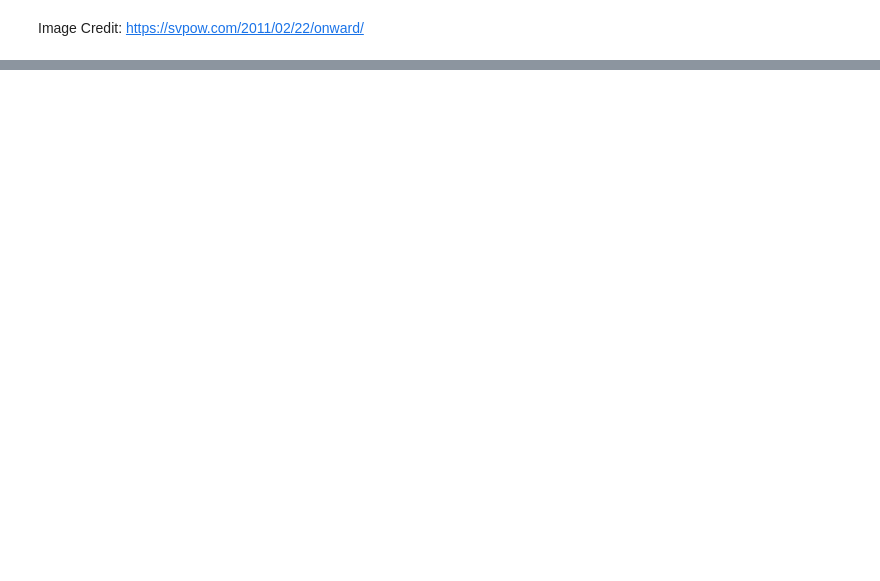
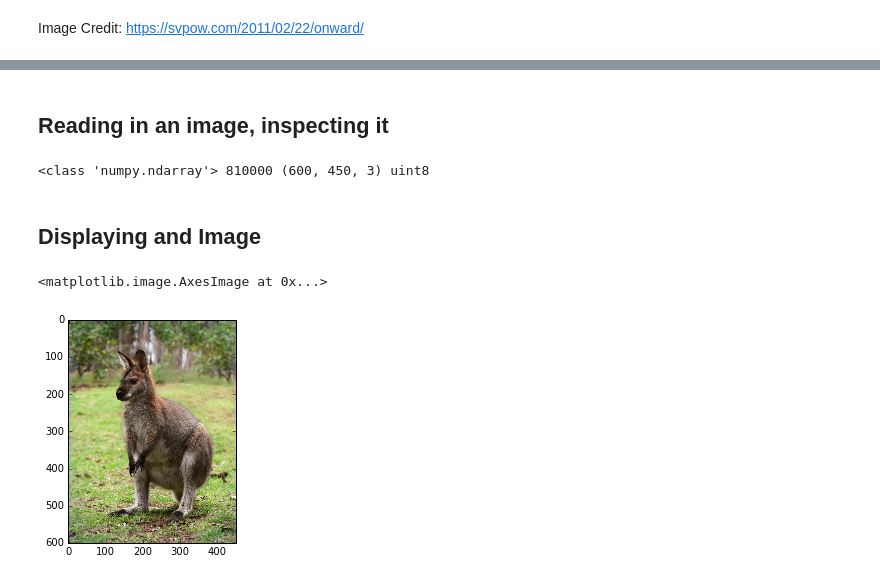
Before and after one commit to desertpy/presentations, a Jupyter notebook: dcc-2016.1-python-intro/Intro_To_Python.ipynb, the cells around one changed output, grey strips where cells are left out. Drawn from its saved outputs; the diff is of its cells as text; code cells hidden in the pictures; blank space fills up the shorter version.

```diff
--- a/dcc-2016.1-python-intro/Intro_To_Python.ipynb
+++ b/dcc-2016.1-python-intro/Intro_To_Python.ipynb
@@ -482,0 +498,15 @@ import antigravity
+# %% [markdown]
+## Reading in an image, inspecting it
+# %%
+from scipy import misc
+wallaby = misc.imread('wallaby_746_600x450.jpg')
+print(type(wallaby), wallaby.size, wallaby.shape, wallaby.dtype)
+# %% [output]
+<class 'numpy.ndarray'> 810000 (600, 450, 3) uint8
+# %% [markdown]
+## Displaying and Image
+# %%
+plt.imshow(wallaby)
+# %% [output]
+<matplotlib.image.AxesImage at 0x...>
+[figure, added]
```
Also changed, not shown: parts of 27 cells of this notebook, 1 other file.
